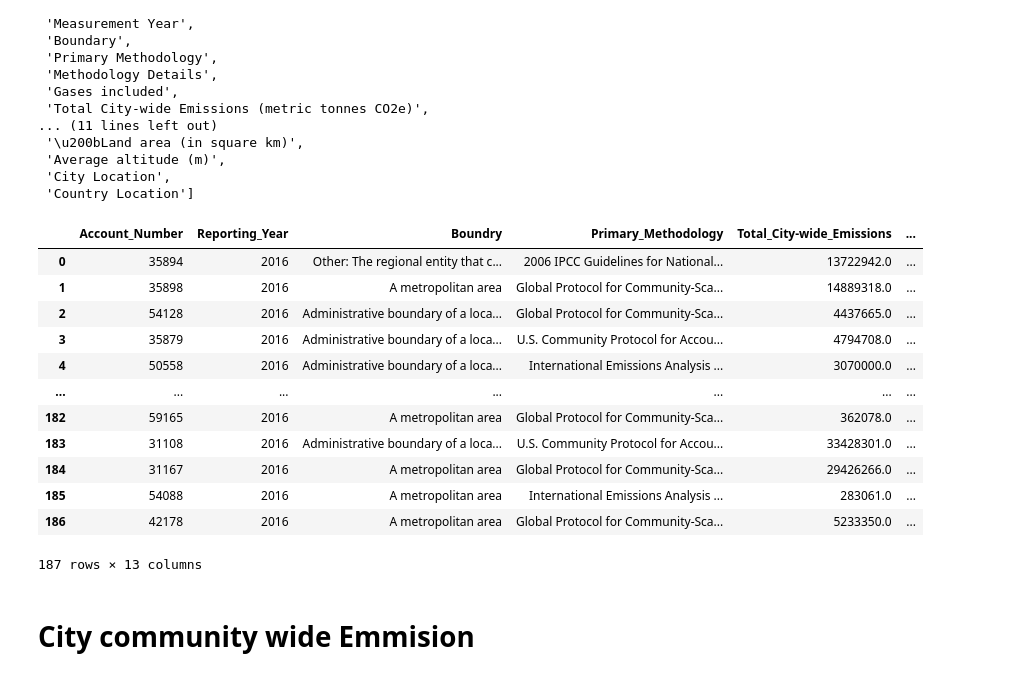
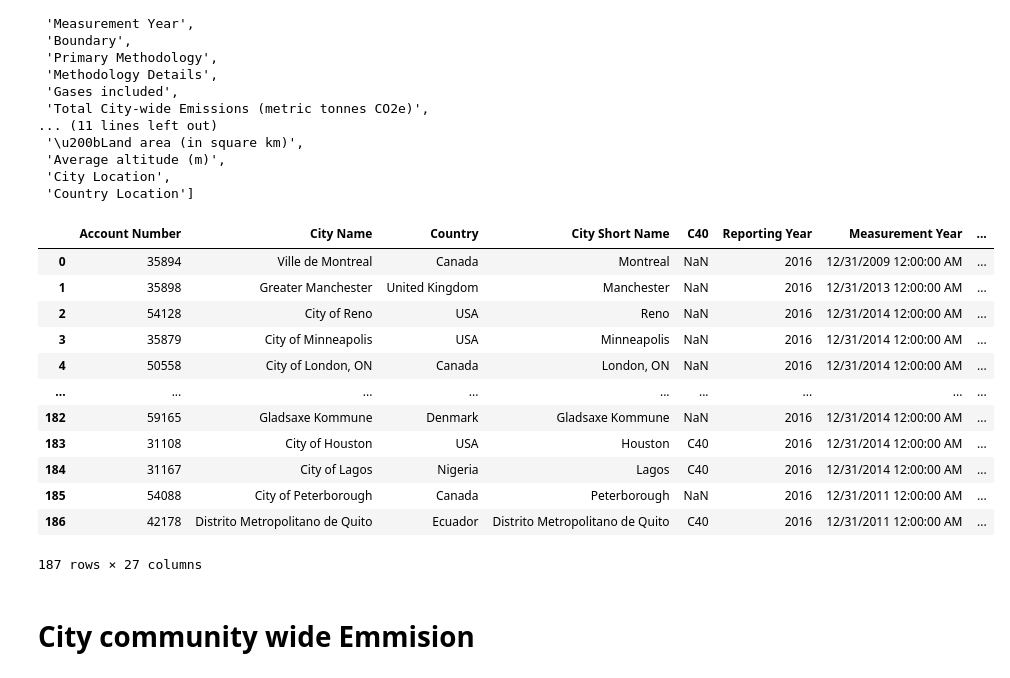
Before and after one commit to noInPutsv2/OLA3_DB, a Jupyter notebook: Assigmet1.ipynb, the cells around one changed output. Saved outputs shown, nothing was run; the diff lists cells and outputs as text; code cells hidden in the pictures.

```diff
--- a/Assigmet1.ipynb
+++ b/Assigmet1.ipynb
@@ -624,21 +624,21 @@ list(GHG.columns)
 # %%
 GHG1 = GHG[["Account Number", "Reporting Year", "Boundary", "Primary Methodology", "Total City-wide Emissions (metric tonnes CO2e)", "Total Scope 1 Emissions (metric tonnes CO2e)", "Total Scope 2 Emissions (metric tonnes CO2e)", "Increase/Decrease from last year",'Current Population Year','Current Population', 'Average annual temperature (in Celsius)\u200b','\u200bLand area (in square km)', 'Average altitude (m)']].copy()
 GHG1.columns = ["Account_Number", "Reporting_Year", "Boundry", "Primary_Methodology", "Total_City-wide_Emissions", "Total_Scope_1_Emissions", "Total_Scope_2_Emissions", "Increase/Decrease_from_last year", 'Current Population Year', 'Current Population','Average_annual_temperature','Land_area', 'Average_altitude']
-GHG1
+GHG
 # %% [output]
-|  | Account_Number | Reporting_Year | Boundry | Primary_Methodology | Total_City-wide_Emissions | ... |
-| 0 | 35894 | 2016 | Other: The regional entity that c... | 2006 IPCC Guidelines for National... | 13722942.0 | ... |
-| 1 | 35898 | 2016 | A metropolitan area | Global Protocol for Community-Sca... | 14889318.0 | ... |
-| 2 | 54128 | 2016 | Administrative boundary of a loca... | Global Protocol for Community-Sca... | 4437665.0 | ... |
-| 3 | 35879 | 2016 | Administrative boundary of a loca... | U.S. Community Protocol for Accou... | 4794708.0 | ... |
-| 4 | 50558 | 2016 | Administrative boundary of a loca... | International Emissions Analysis ... | 3070000.0 | ... |
-| ... | ... | ... | ... | ... | ... | ... |
-| 182 | 59165 | 2016 | A metropolitan area | Global Protocol for Community-Sca... | 362078.0 | ... |
-| 183 | 31108 | 2016 | Administrative boundary of a loca... | U.S. Community Protocol for Accou... | 33428301.0 | ... |
-| 184 | 31167 | 2016 | A metropolitan area | Global Protocol for Community-Sca... | 29426266.0 | ... |
-| 185 | 54088 | 2016 | A metropolitan area | International Emissions Analysis ... | 283061.0 | ... |
-| 186 | 42178 | 2016 | A metropolitan area | Global Protocol for Community-Sca... | 5233350.0 | ... |
+|  | Account Number | City Name | Country | City Short Name | C40 | Reporting Year | Measurement Year | ... |
+| 0 | 35894 | Ville de Montreal | Canada | Montreal | NaN | 2016 | 12/31/2009 12:00:00 AM | ... |
+| 1 | 35898 | Greater Manchester | United Kingdom | Manchester | NaN | 2016 | 12/31/2013 12:00:00 AM | ... |
+| 2 | 54128 | City of Reno | USA | Reno | NaN | 2016 | 12/31/2014 12:00:00 AM | ... |
+| 3 | 35879 | City of Minneapolis | USA | Minneapolis | NaN | 2016 | 12/31/2014 12:00:00 AM | ... |
+| 4 | 50558 | City of London, ON | Canada | London, ON | NaN | 2016 | 12/31/2014 12:00:00 AM | ... |
+| ... | ... | ... | ... | ... | ... | ... | ... | ... |
+| 182 | 59165 | Gladsaxe Kommune | Denmark | Gladsaxe Kommune | NaN | 2016 | 12/31/2014 12:00:00 AM | ... |
+| 183 | 31108 | City of Houston | USA | Houston | C40 | 2016 | 12/31/2014 12:00:00 AM | ... |
+| 184 | 31167 | City of Lagos | Nigeria | Lagos | C40 | 2016 | 12/31/2014 12:00:00 AM | ... |
+| 185 | 54088 | City of Peterborough | Canada | Peterborough | NaN | 2016 | 12/31/2011 12:00:00 AM | ... |
+| 186 | 42178 | Distrito Metropolitano de Quito | Ecuador | Distrito Metropolitano de Quito | C40 | 2016 | 12/31/2011 12:00:00 AM | ... |
-187 rows × 13 columns
+187 rows × 27 columns
 # %% [markdown]
 <h1>City community wide Emmision</h1>
 # %%
```
Also changed, not shown: parts of 3 cells of this notebook.
